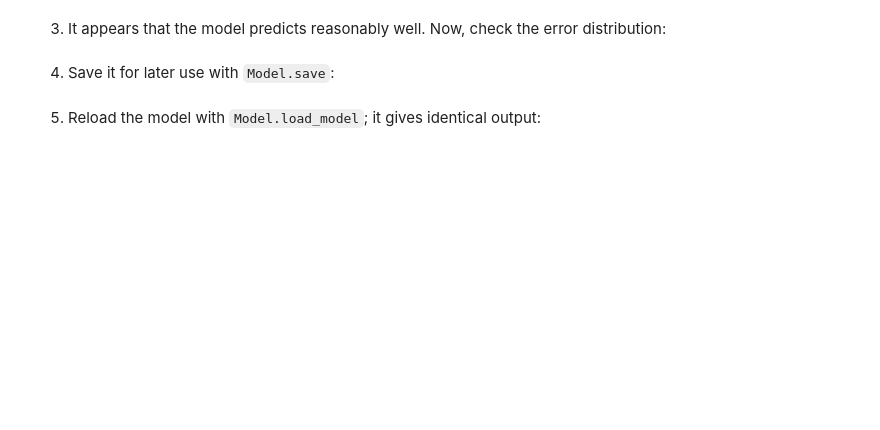
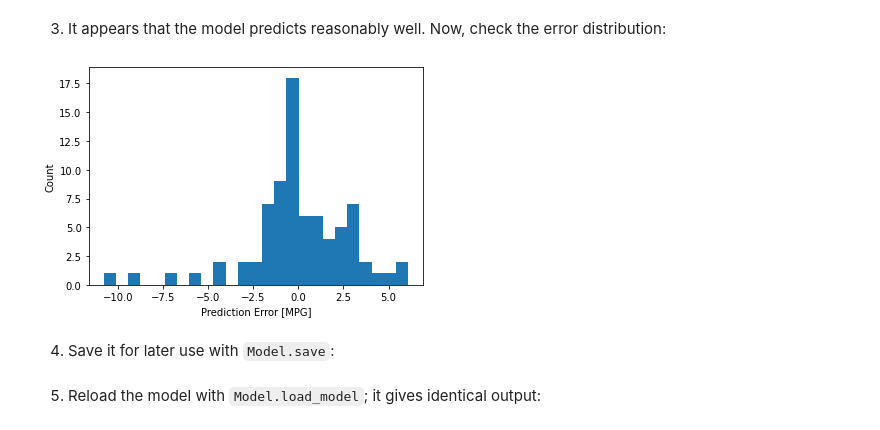
Before and after one commit to sushvij/assignment7, a Jupyter notebook: Copy_of_Sush_Copy_of_fuel_efficiency.ipynb, the cells around one changed output. Saved outputs shown, nothing was run; the diff lists cells and outputs as text; code cells hidden in the pictures; blank space fills up the shorter version.

```diff
--- a/Copy_of_Sush_Copy_of_fuel_efficiency.ipynb
+++ b/Copy_of_Sush_Copy_of_fuel_efficiency.ipynb
@@ -480,10 +486,12 @@ _ = plt.plot(lims, lims)
 # %% [markdown]
 3. It appears that the model predicts reasonably well. Now, check the error distribution:
 # %%
-error = None # YOUR CODE HERE
+error = test_predictions - test_labels # YOUR CODE HERE
 plt.hist(error, bins=25)
 plt.xlabel('Prediction Error [MPG]')
 _ = plt.ylabel('Count')
+# %% [output]
+[figure, added]
 # %% [markdown]
 4. Save it for later use with `Model.save`:
 # %%
```
Also changed, not shown: parts of 6 cells of this notebook.
